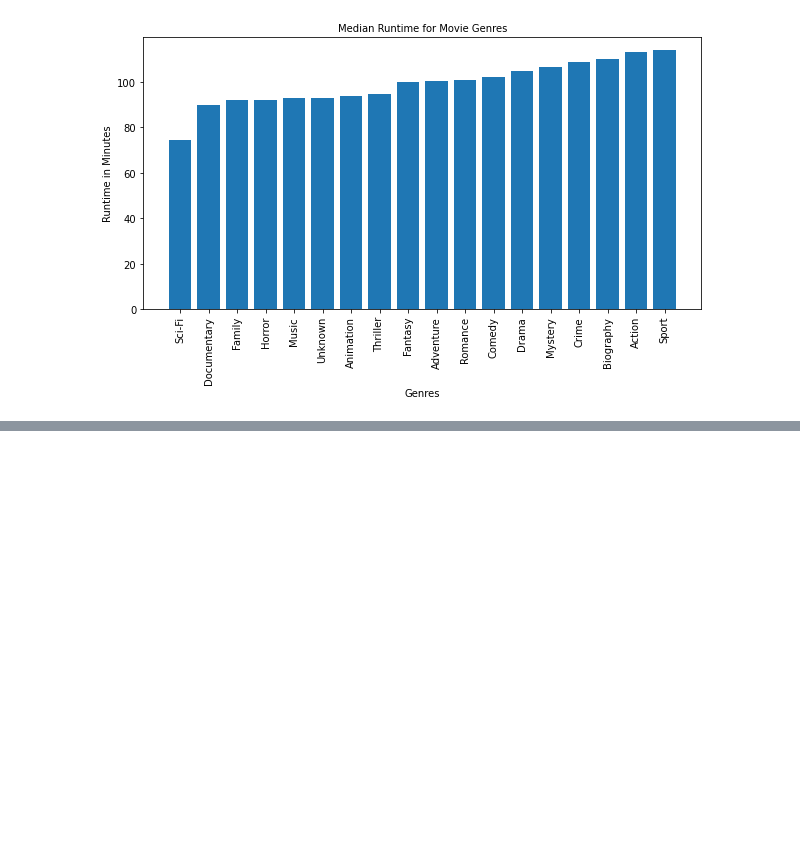
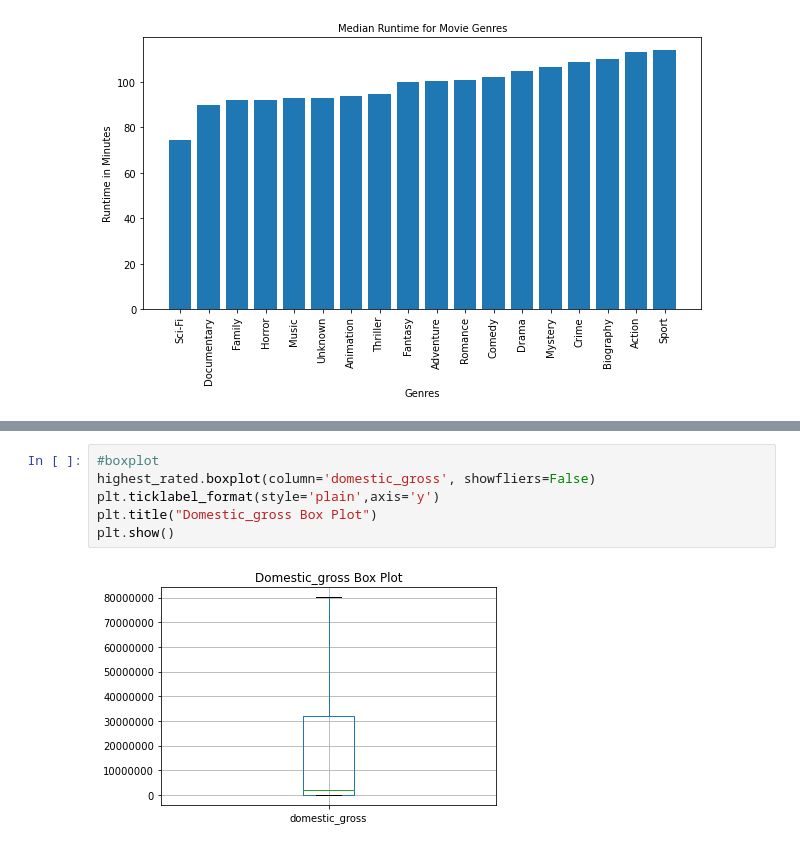
Before and after one commit to bedankibunja/microsoft-movies-project, a Jupyter notebook: student.ipynb, the cells around one changed output, grey strips where cells are left out. Saved outputs shown, nothing was run; the diff lists cells and outputs as text; blank space fills up the shorter version.

```diff
--- a/student.ipynb
+++ b/student.ipynb
@@ -631,0 +648,8 @@ plt.show()
+# %%
+#boxplot
+highest_rated.boxplot(column='domestic_gross', showfliers=False)
+plt.ticklabel_format(style='plain',axis='y')
+plt.title("Domestic_gross Box Plot")
+plt.show()
+# %% [output]
+[figure, added]
```
Also changed, not shown: parts of 5 cells of this notebook.
